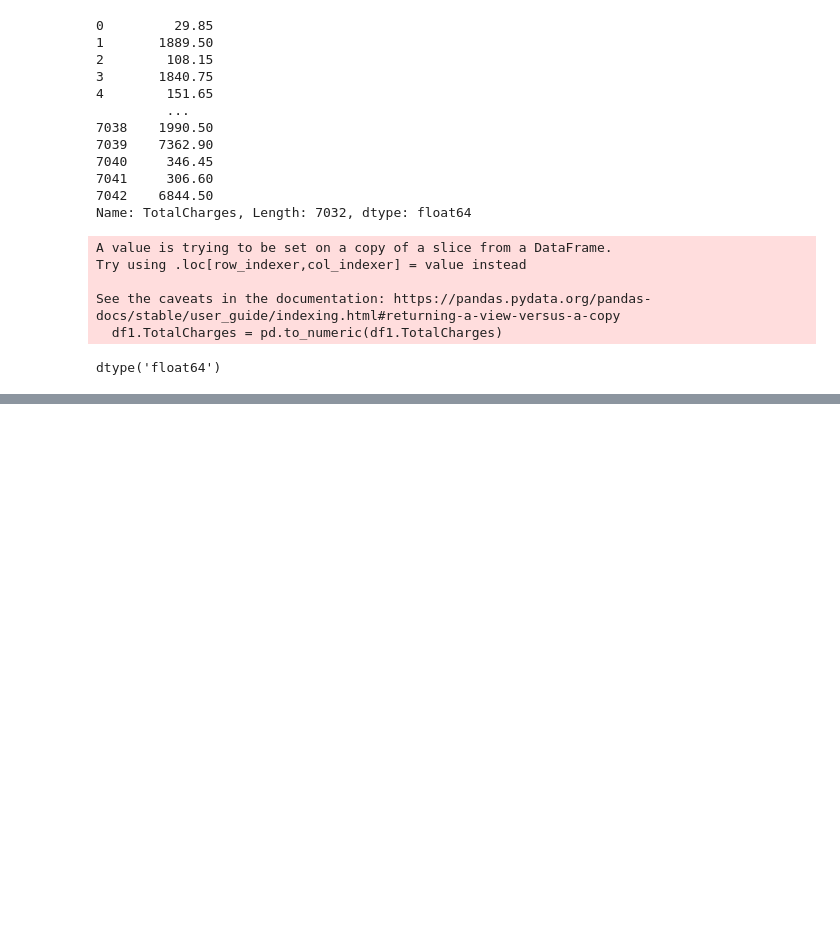
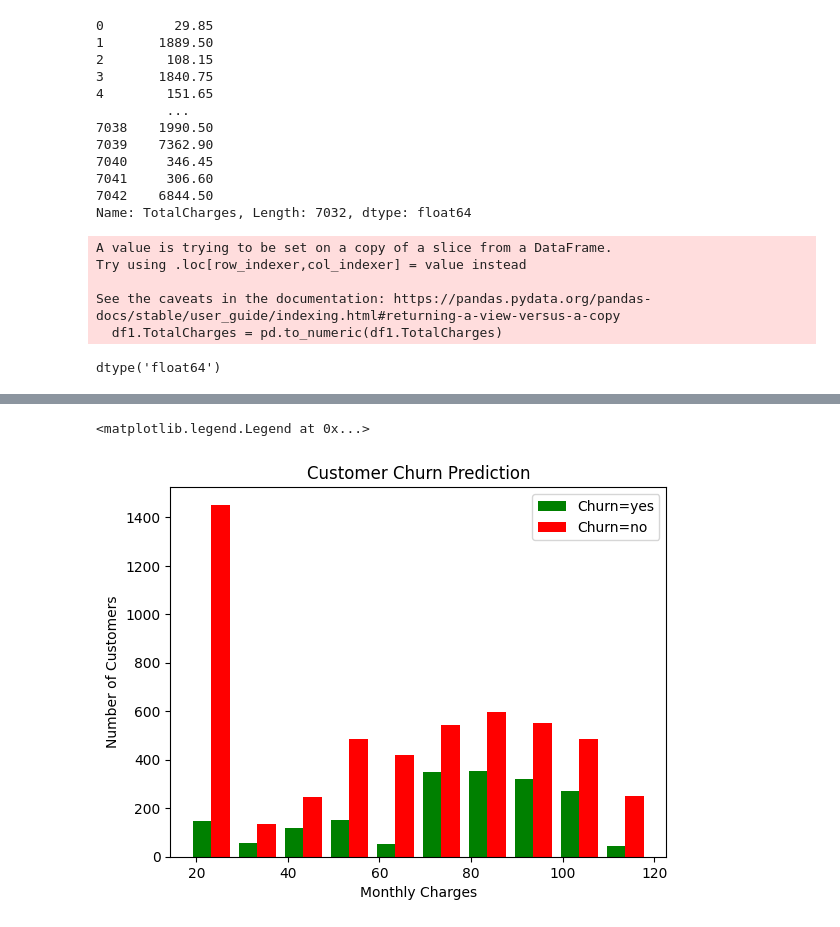
Before and after one commit to cody-mckeon/Customer_Churn_Prediction_ANN, a Jupyter notebook: Customer_Churn_Prediction_ANN.ipynb, the cells around one changed output, grey strips where cells are left out. Cells and saved outputs as stored; diff of their text form; code cells hidden in the pictures; blank space fills up the shorter version.

```diff
--- a/Customer_Churn_Prediction_ANN.ipynb
+++ b/Customer_Churn_Prediction_ANN.ipynb
@@ -145,0 +139,14 @@ df1[df1.Churn=='No']
+# %%
+#If Monthly charges are very high
+mc_churn_no = df1[df1.Churn=='No'].MonthlyCharges
+mc_churn_yes = df1[df1.Churn=='Yes'].MonthlyCharges
+
+plt.xlabel('Monthly Charges')
+plt.ylabel('Number of Customers')
+plt.title('Customer Churn Prediction')
+
+plt.hist([mc_churn_yes, mc_churn_no], color=['green', 'red'], label=["Churn=yes", 'Churn=no'])
+plt.legend()
+# %% [output]
+<matplotlib.legend.Legend at 0x...>
+[figure, added]
```
Also changed, not shown: parts of 38 cells of this notebook, 1 other file.
